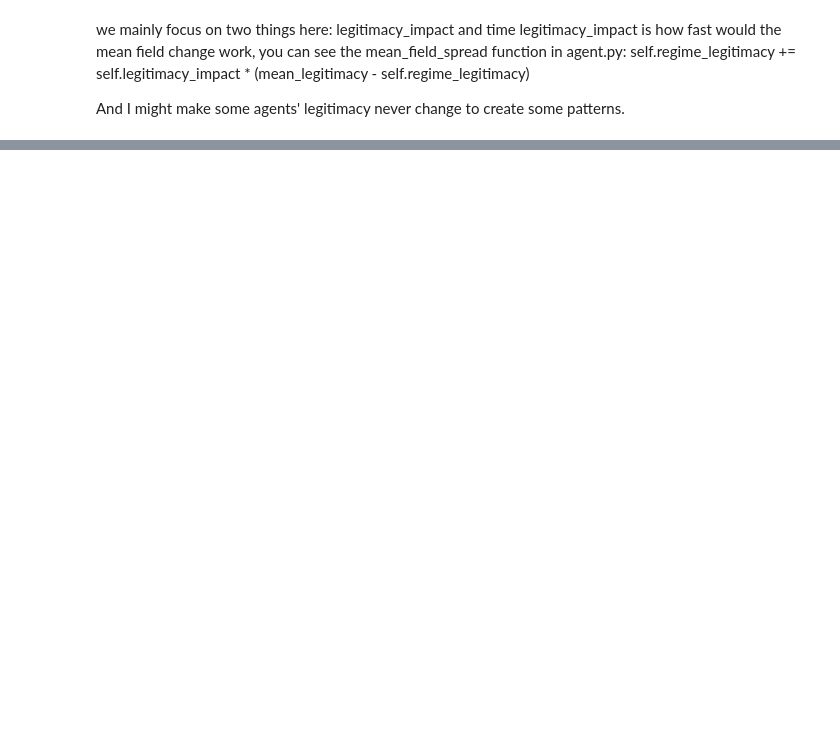
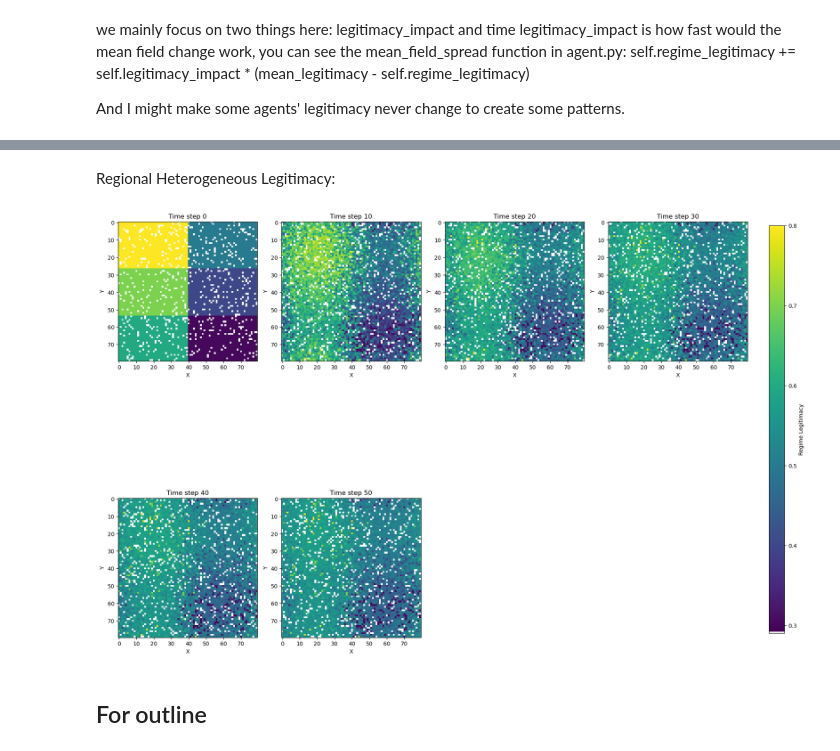
Before and after one commit to yehuihe/epstein_network_civil_violence, a Jupyter notebook: legitimacy.ipynb, the cells around one changed output, grey strips where cells are left out. Saved outputs shown, nothing was run; the diff lists cells and outputs as text; code cells hidden in the pictures; blank space fills up the shorter version.

```diff
--- a/legitimacy.ipynb
+++ b/legitimacy.ipynb
@@ -177 +248,20 @@ plt.show()
+# %% [markdown]
+Regional Heterogeneous Legitimacy:
+# %%
+# Main code execution, about 48s to run
+if __name__ == "__main__":
+    legitimacy_impact = 0.2
+    legitimacy_type = "by_regions"
+    legitimacy_matrix = np.array([
+        [0.8, 0.7, 0.6],
+        [0.5, 0.4, 0.3]
+    ])
+    time_steps = [0, 10, 20, 30, 40, 50]
+    model = create_model(legitimacy_impact, legitimacy_type, legitimacy_matrix)
+    heatmaps = run_model_and_collect_data(model, time_steps)
+    plot_heatmaps(heatmaps, time_steps)
+# %% [output]
+[figure, added]
+# %% [markdown]
+## For outline
 # %%
```
Also changed, not shown: parts of 15 cells of this notebook, 2 other files.
